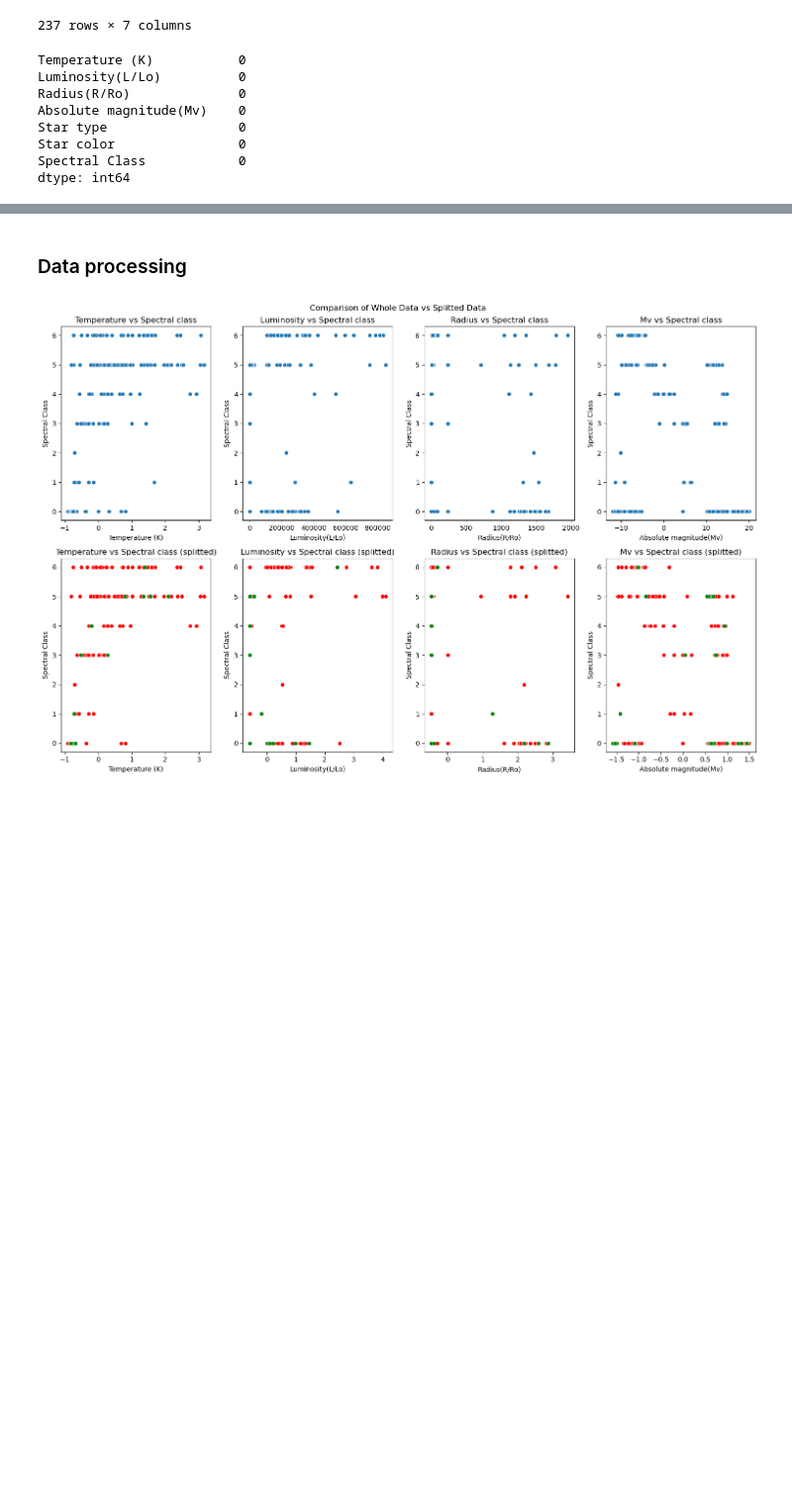
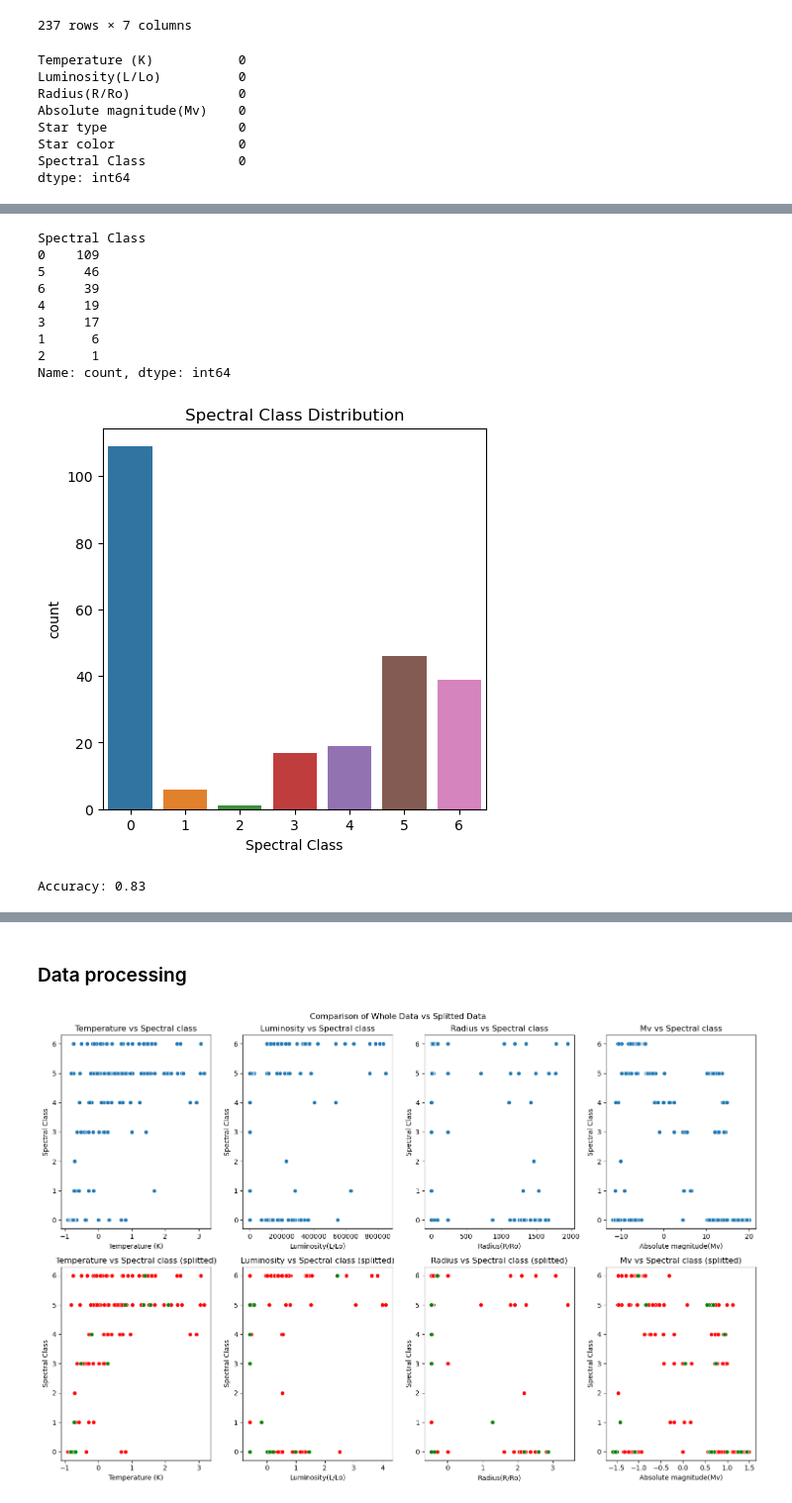
Before and after one commit to Sunnyshio/Spectral-Classification-of-a-Star, a Jupyter notebook: Spectral_classification_of_a_star.ipynb, the cells around one changed output, grey strips where cells are left out. Shown at 99% size. Saved outputs shown, nothing was run; the diff lists cells and outputs as text; code cells hidden in the pictures; blank space fills up the shorter version.

```diff
--- a/Spectral_classification_of_a_star.ipynb
+++ b/Spectral_classification_of_a_star.ipynb
@@ -289,0 +232,42 @@ dtype: int64
+# %%
+class_distribution = df["Spectral Class"].value_counts()
+print(class_distribution)
+
+plt.figure(figsize=(5,5))
+sns.countplot(x=df["Spectral Class"], data=df)
+plt.title("Spectral Class Distribution")
+plt.show()
+# %% [output]
+Spectral Class
+0    109
+5     46
+6     39
+4     19
+3     17
+1      6
+2      1
+Name: count, dtype: int64
+[figure, added]
+# %%
+df['log_temperature'] = np.log(df["Temperature (K)"] + 1)
+df['log_luminosity'] = np.log(df["Luminosity(L/Lo)"] + 1)
+df['log_radius'] = np.log(df["Radius(R/Ro)"] + 1)
+
+x_features = df[['log_temperature', 'log_luminosity', 'log_radius', 'Absolute magnitude(Mv)']]  # Use transformed features
+y_features = df["Spectral Class"]  # Target variable
+
+scale = StandardScaler()
+scaledx_features = scale.fit_transform(x_features)
+
+x_train, x_test, y_train, y_test = train_test_split(scaledx_features, y_features, test_size=0.2, random_state=42)
+
+#initialize KNN classifier
+knn = KNeighborsClassifier(n_neighbors=5, weights='distance')
+
+knn.fit(x_train, y_train)
+y_pred = knn.predict(x_test)
+
+accuracy = accuracy_score(y_test, y_pred)
+print(f"Accuracy: {accuracy:.2f}")
+# %% [output]
+Accuracy: 0.83
```
Also changed, not shown: parts of 20 cells of this notebook.
